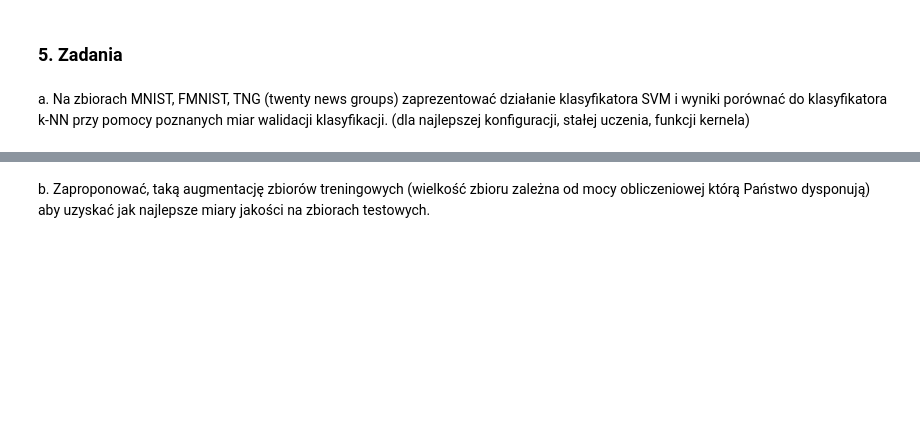
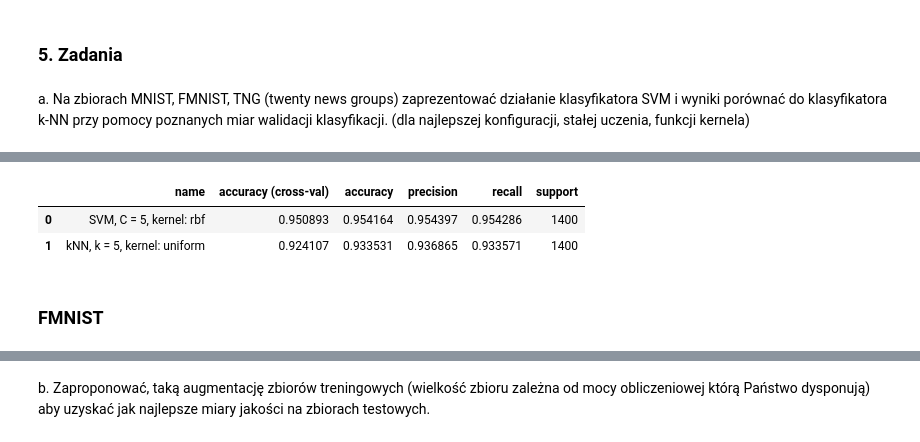
Before and after one commit to filipsl/ml-lab-solutions, a Jupyter notebook: notebook-3/notebook.ipynb, the cells around one changed output, grey strips where cells are left out. Drawn from its saved outputs; the diff is of its cells as text; code cells hidden in the pictures; blank space fills up the shorter version.

```diff
--- a/notebook-3/notebook.ipynb
+++ b/notebook-3/notebook.ipynb
@@ -417,0 +467,15 @@ walidacji klasyfikacji. (dla najlepszej konfiguracji, stałej uczenia, funkcji k
+# %%
+def compare_best(X_train, X_test, y_train, y_test, C, k, knn_kernel, svm_kernel):
+    base_df = pd.DataFrame( columns = ['name' ,
+                                       'accuracy (cross-val)',
+                                       'accuracy',
+                                       'precision' ,
+                                       'recall',
+                                       'support',
+                                      ])
+
+    report = evaluate_svm(X_train, X_test, y_train, y_test, C=C, kernel=svm_kernel)
+    base_df = pd.concat([base_df,get_df_row(report)], ignore_index=True)
+    report = evaluate_knn(X_train, X_test, y_train, y_test, n_neighbors=k, kernel=knn_kernel)
+    base_df = pd.concat([base_df,get_df_row(report)], ignore_index=True)
+    return base_df.sort_values(by='accuracy', ascending=False)
@@ -417,0 +522,10 @@ walidacji klasyfikacji. (dla najlepszej konfiguracji, stałej uczenia, funkcji k
+# %%
+X_train, X_test, y_train, y_test = train_test_split(mnist.data, mnist.target, train_size=0.08, test_size=0.02, random_state=1)
+# %%
+compare_best(X_train, X_test, y_train, y_test, C=5, k=5, knn_kernel='uniform', svm_kernel='rbf')
+# %% [output]
+|  | name | accuracy (cross-val) | accuracy | precision | recall | support |
+| 0 | SVM, C = 5, kernel: rbf | 0.950893 | 0.954164 | 0.954397 | 0.954286 | 1400 |
+| 1 | kNN, k = 5, kernel: uniform | 0.924107 | 0.933531 | 0.936865 | 0.933571 | 1400 |
+# %% [markdown]
+### FMNIST
```
Also changed, not shown: parts of 26 cells of this notebook.
